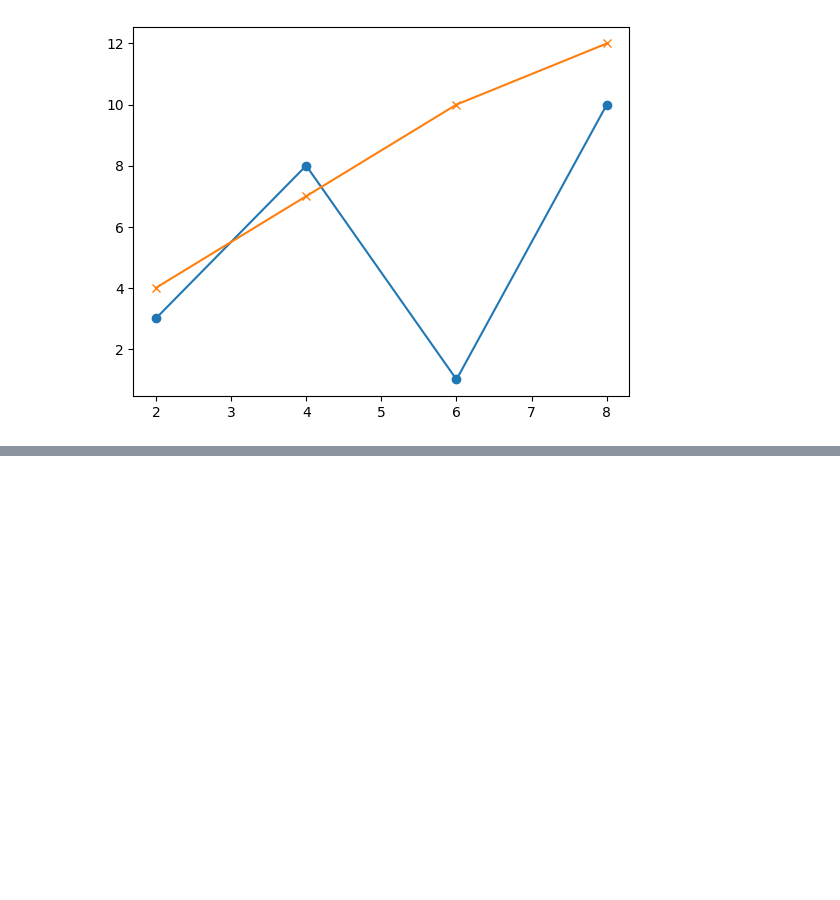
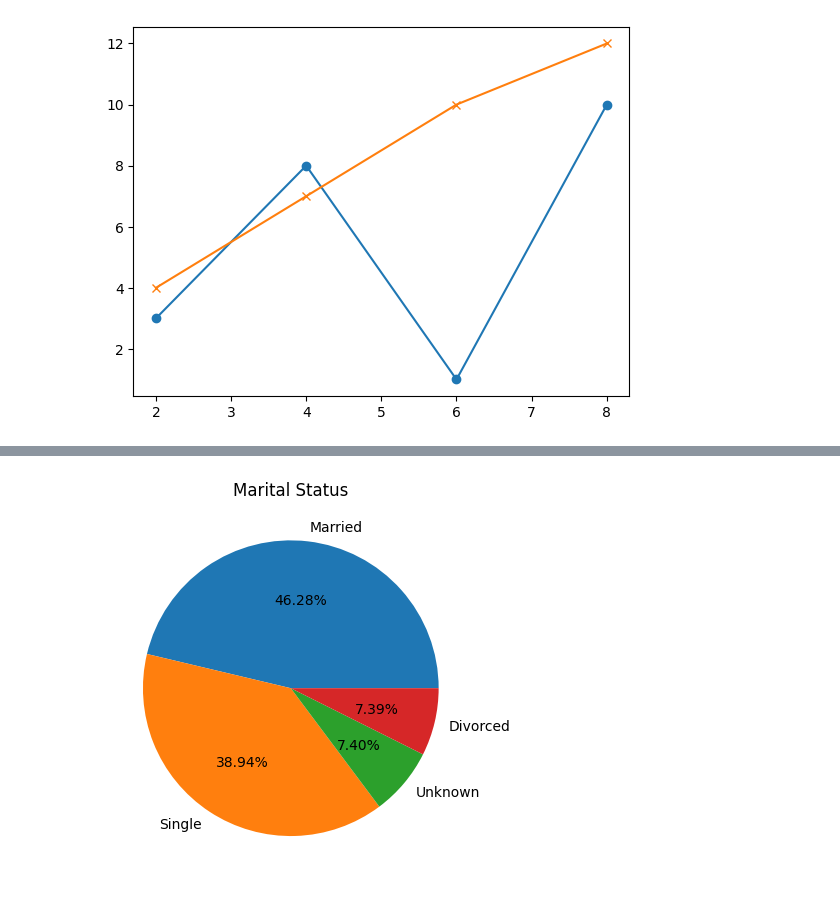
Before and after one commit to aliifam/ppd, a Jupyter notebook: ppd/pekan3/eda.ipynb, the cells around one changed output, grey strips where cells are left out. Saved outputs shown, nothing was run; the diff lists cells and outputs as text; code cells hidden in the pictures; blank space fills up the shorter version.

```diff
--- a/ppd/pekan3/eda.ipynb
+++ b/ppd/pekan3/eda.ipynb
@@ -42,0 +76,12 @@ plt.show()
+# %%
+import matplotlib.pyplot as plt
+# melihat jumlah data pada kolom 'Marital_Status' dan menghitung jumlah data yang berbeda
+df = df_churning['Marital_Status'].value_counts()
+# index semua label data yang berbeda
+label = df.index
+# membuat pie chart
+plt.pie(df, labels = label, autopct='%.2f%%')
+plt.title('Marital Status')
+plt.show()
+# %% [output]
+[figure, added]
```
Also changed, not shown: parts of 11 cells of this notebook.
